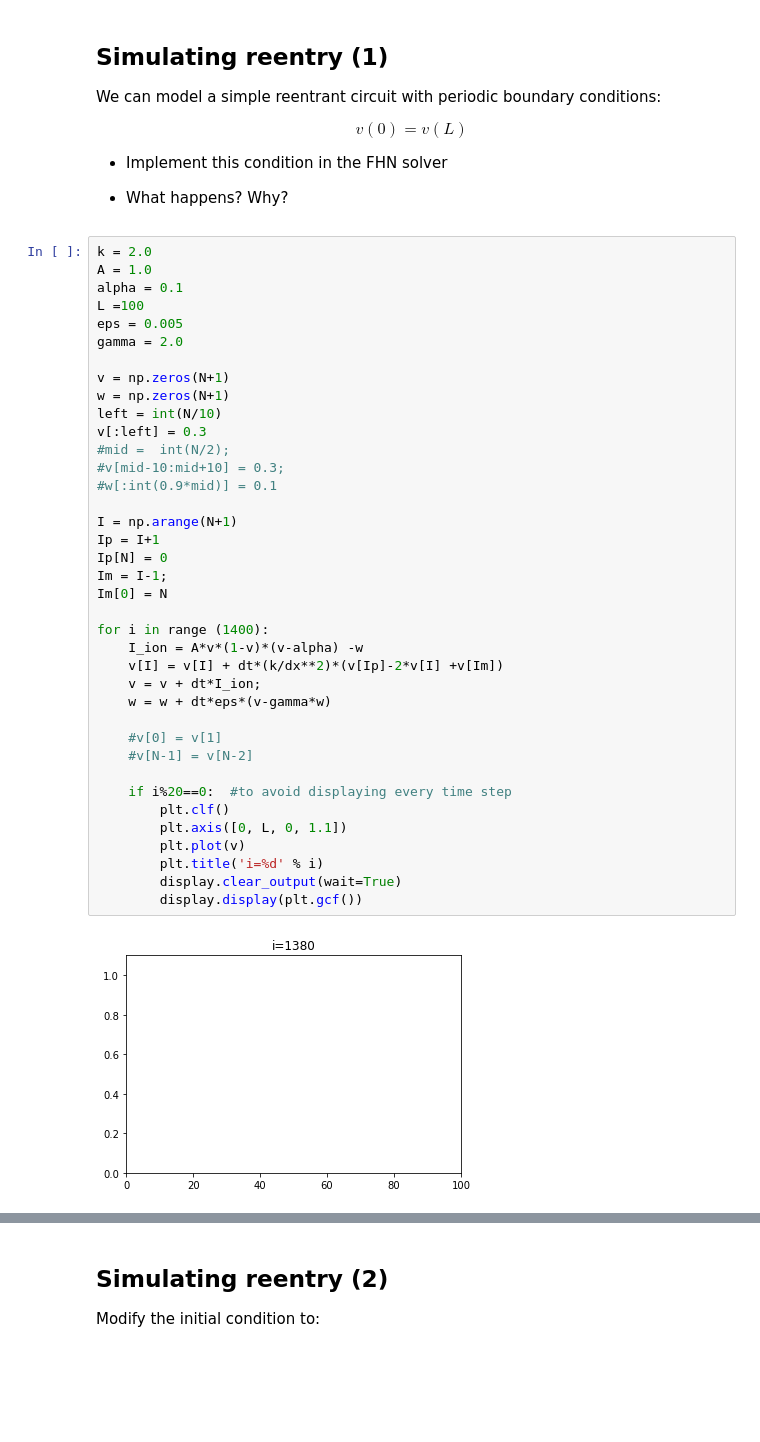
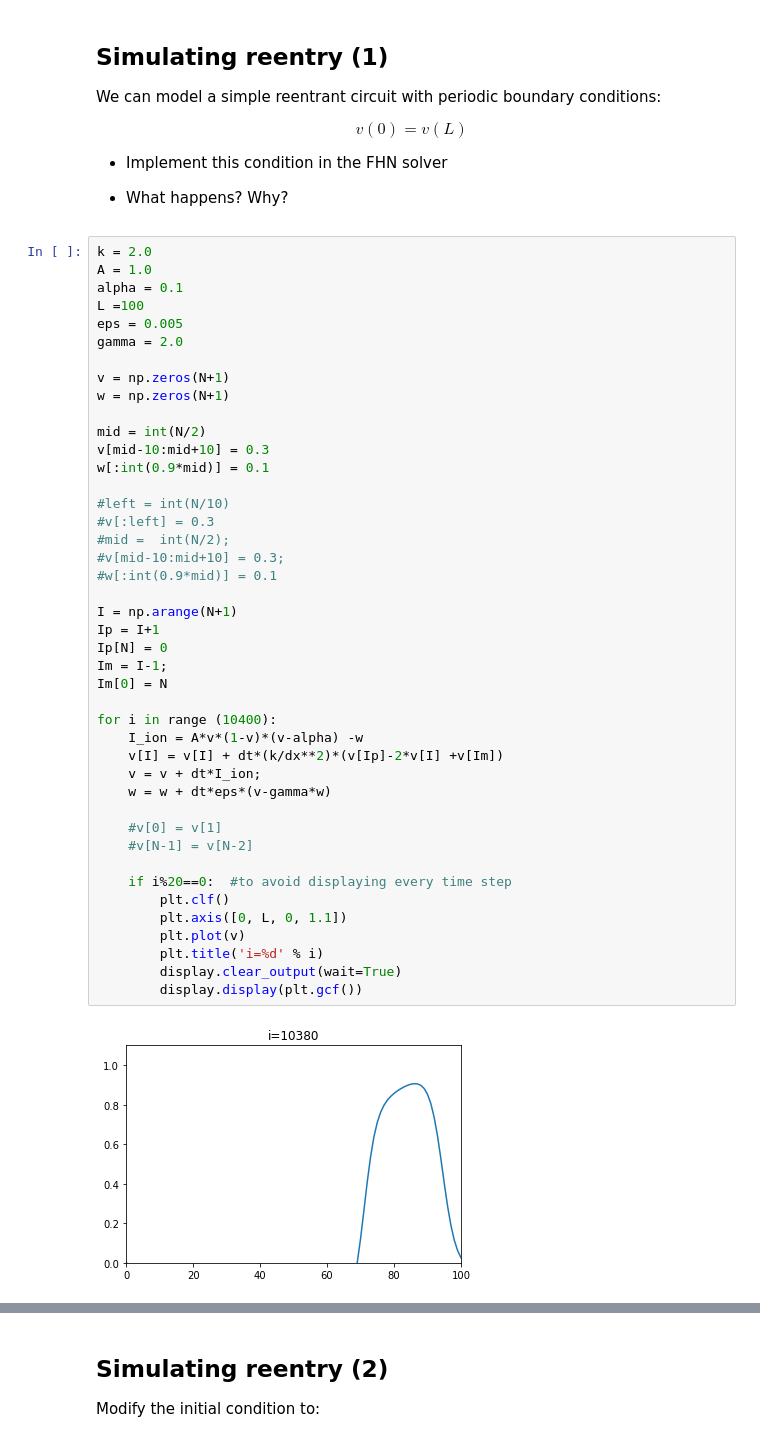
Before and after one commit to Simula-SSCP/SSCP_2024_lectures, a Jupyter notebook: L08 (Electrical Conduction in the Heart)/L8_solved.ipynb, the cells around one changed output, grey strips where cells are left out. Drawn from its saved outputs; the diff is of its cells as text; blank space fills up the shorter version.

```diff
--- a/L08 (Electrical Conduction in the Heart)/L8_solved.ipynb
+++ b/L08 (Electrical Conduction in the Heart)/L8_solved.ipynb
@@ -210,34 +210,39 @@ eps = 0.005
 gamma = 2.0
 
 v = np.zeros(N+1)
 w = np.zeros(N+1)
-left = int(N/10)
-v[:left] = 0.3
+
+mid = int(N/2)
+v[mid-10:mid+10] = 0.3
+w[:int(0.9*mid)] = 0.1
+
+#left = int(N/10)
+#v[:left] = 0.3
 #mid =  int(N/2);
 #v[mid-10:mid+10] = 0.3;
 #w[:int(0.9*mid)] = 0.1
 
 I = np.arange(N+1)
 Ip = I+1
 Ip[N] = 0
 Im = I-1;
 Im[0] = N
 
-for i in range (1400):
+for i in range (10400):
     I_ion = A*v*(1-v)*(v-alpha) -w
     v[I] = v[I] + dt*(k/dx**2)*(v[Ip]-2*v[I] +v[Im])
     v = v + dt*I_ion;
     w = w + dt*eps*(v-gamma*w)
 
     #v[0] = v[1]
     #v[N-1] = v[N-2]
 
     if i%20==0:  #to avoid displaying every time step
         plt.clf()
         plt.axis([0, L, 0, 1.1])
         plt.plot(v)
         plt.title('i=%d' % i)
         display.clear_output(wait=True)
         display.display(plt.gcf())
 # %% [output]
-[figure, old version]
+[figure, new version]
```
Also changed, not shown: parts of 3 cells of this notebook, 6 other files.
